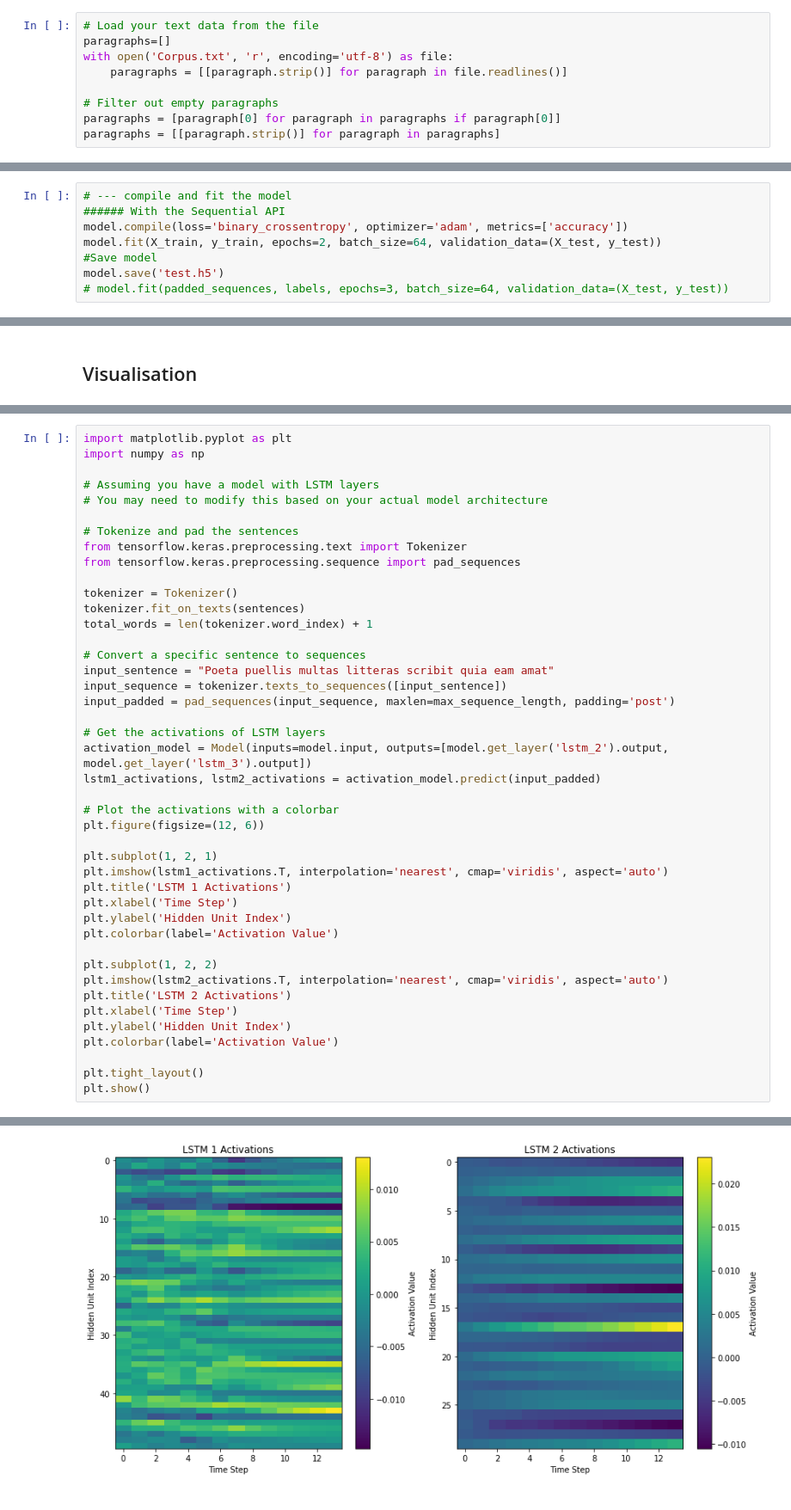
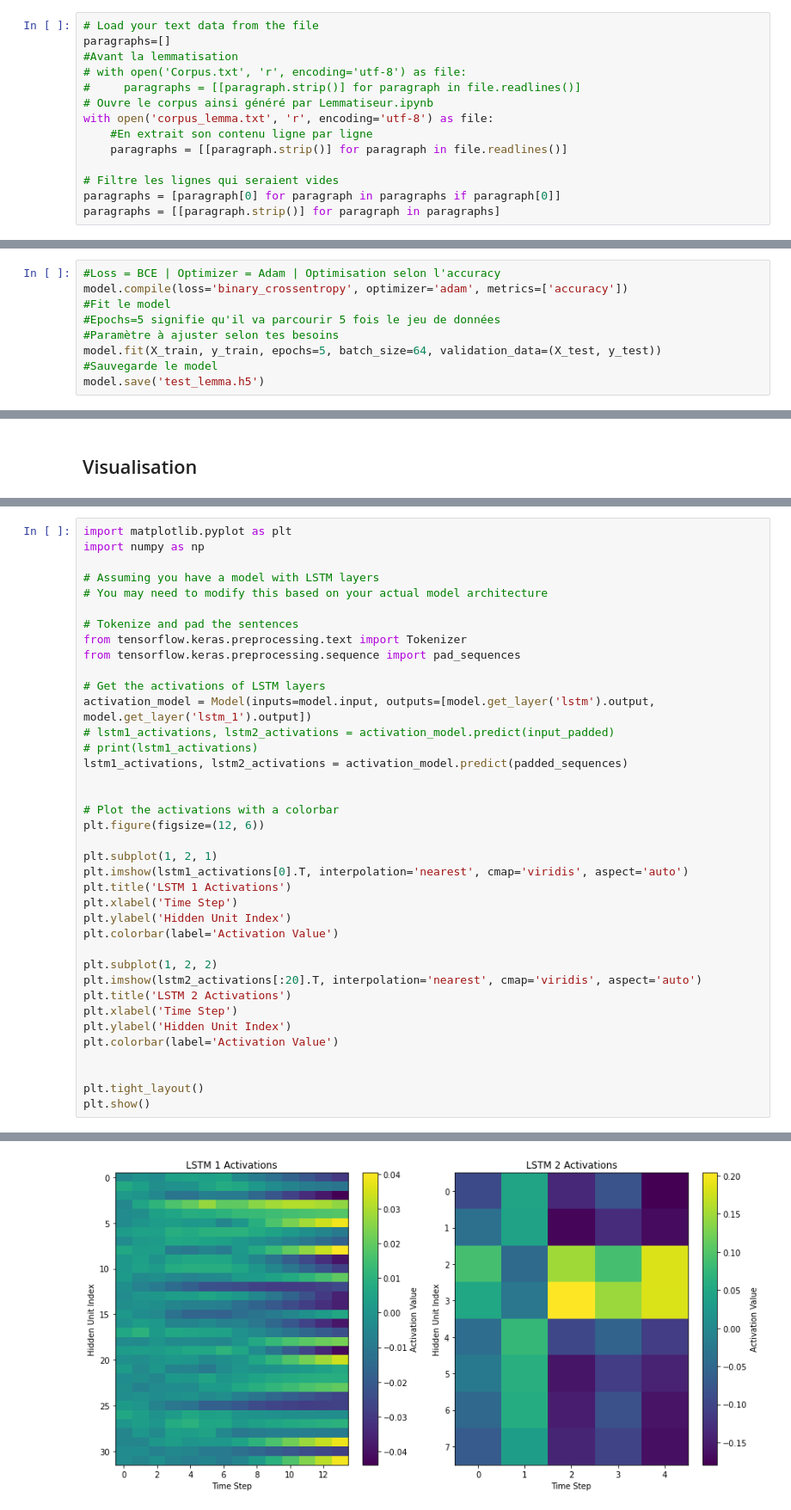
Before and after one commit to AntoineTSP/Advanced_ML, a Jupyter notebook: Embedding_Tertullien/Embedding.ipynb, the cells around one changed output, grey strips where cells are left out. Shown at 86% size. Saved outputs shown, nothing was run; the diff lists cells and outputs as text.

```diff
--- a/Embedding_Tertullien/Embedding.ipynb
+++ b/Embedding_Tertullien/Embedding.ipynb
@@ -39,10 +32,15 @@ with open('Stopwords_latin.txt', 'r') as stop_words_file:
 # %%
 # Load your text data from the file
 paragraphs=[]
-with open('Corpus.txt', 'r', encoding='utf-8') as file:
+#Avant la lemmatisation
+# with open('Corpus.txt', 'r', encoding='utf-8') as file:
+#     paragraphs = [[paragraph.strip()] for paragraph in file.readlines()]
+# Ouvre le corpus ainsi généré par Lemmatiseur.ipynb
+with open('corpus_lemma.txt', 'r', encoding='utf-8') as file:
+    #En extrait son contenu ligne par ligne
     paragraphs = [[paragraph.strip()] for paragraph in file.readlines()]
 
-# Filter out empty paragraphs
+# Filtre les lignes qui seraient vides
 paragraphs = [paragraph[0] for paragraph in paragraphs if paragraph[0]]
 paragraphs = [[paragraph.strip()] for paragraph in paragraphs]
 # %%
@@ -165,11 +223,12 @@ Non-trainable params: 0 (0.00 Byte)
 _________________________________________________________________
 None
 # %%
-# --- compile and fit the model
-###### With the Sequential API
+#Loss = BCE | Optimizer = Adam | Optimisation selon l'accuracy
 model.compile(loss='binary_crossentropy', optimizer='adam', metrics=['accuracy'])
-model.fit(X_train, y_train, epochs=2, batch_size=64, validation_data=(X_test, y_test))
-#Save model
-model.save('test.h5')
-# model.fit(padded_sequences, labels, epochs=3, batch_size=64, validation_data=(X_test, y_test))
+#Fit le model
+#Epochs=5 signifie qu'il va parcourir 5 fois le jeu de données
+#Paramètre à ajuster selon tes besoins
+model.fit(X_train, y_train, epochs=5, batch_size=64, validation_data=(X_test, y_test))
+#Sauvegarde le model
+model.save('test_lemma.h5')
 # %% [output]
@@ -430,36 +639,31 @@ import numpy as np
 from tensorflow.keras.preprocessing.text import Tokenizer
 from tensorflow.keras.preprocessing.sequence import pad_sequences
 
-tokenizer = Tokenizer()
-tokenizer.fit_on_texts(sentences)
-total_words = len(tokenizer.word_index) + 1
+# Get the activations of LSTM layers
+activation_model = Model(inputs=model.input, outputs=[model.get_layer('lstm').output, model.get_layer('lstm_1').output])
+# lstm1_activations, lstm2_activations = activation_model.predict(input_padded)
+# print(lstm1_activations)
+lstm1_activations, lstm2_activations = activation_model.predict(padded_sequences)
 
-# Convert a specific sentence to sequences
-input_sentence = "Poeta puellis multas litteras scribit quia eam amat"
-input_sequence = tokenizer.texts_to_sequences([input_sentence])
-input_padded = pad_sequences(input_sequence, maxlen=max_sequence_length, padding='post')
-
-# Get the activations of LSTM layers
-activation_model = Model(inputs=model.input, outputs=[model.get_layer('lstm_2').output, model.get_layer('lstm_3').output])
-lstm1_activations, lstm2_activations = activation_model.predict(input_padded)
 
 # Plot the activations with a colorbar
 plt.figure(figsize=(12, 6))
 
 plt.subplot(1, 2, 1)
-plt.imshow(lstm1_activations.T, interpolation='nearest', cmap='viridis', aspect='auto')
+plt.imshow(lstm1_activations[0].T, interpolation='nearest', cmap='viridis', aspect='auto')
 plt.title('LSTM 1 Activations')
 plt.xlabel('Time Step')
 plt.ylabel('Hidden Unit Index')
 plt.colorbar(label='Activation Value')
 
 plt.subplot(1, 2, 2)
-plt.imshow(lstm2_activations.T, interpolation='nearest', cmap='viridis', aspect='auto')
+plt.imshow(lstm2_activations[:20].T, interpolation='nearest', cmap='viridis', aspect='auto')
 plt.title('LSTM 2 Activations')
 plt.xlabel('Time Step')
 plt.ylabel('Hidden Unit Index')
 plt.colorbar(label='Activation Value')
 
+
 plt.tight_layout()
 plt.show()
 # %% [output]
@@ -467,4 +671,4 @@ plt.show()
-[figure, old version]
+[figure, new version]
 # %%
 from sklearn.decomposition import NMF
 import numpy as np
```
Also changed, not shown: parts of 35 cells of this notebook, 1 other file.
